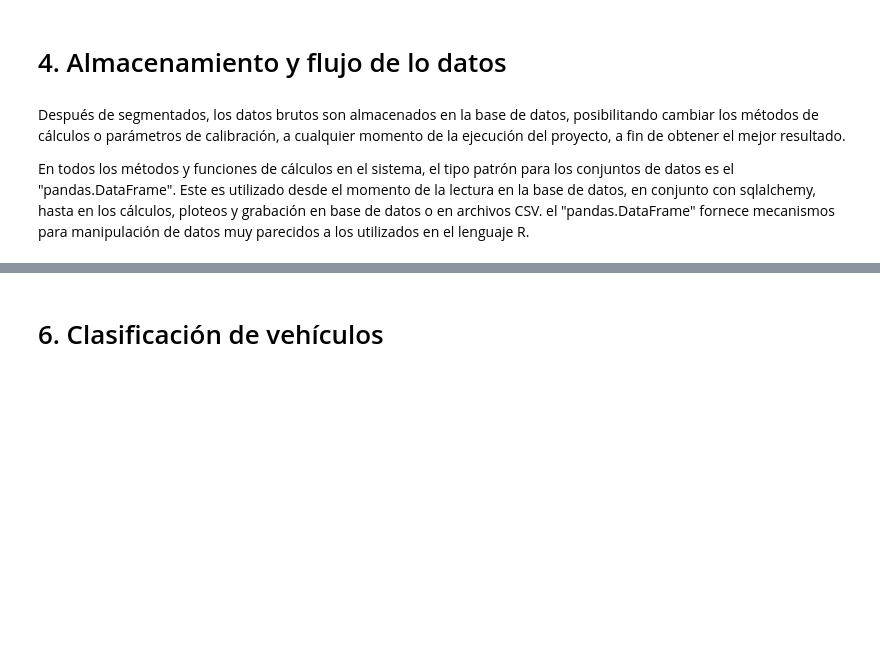
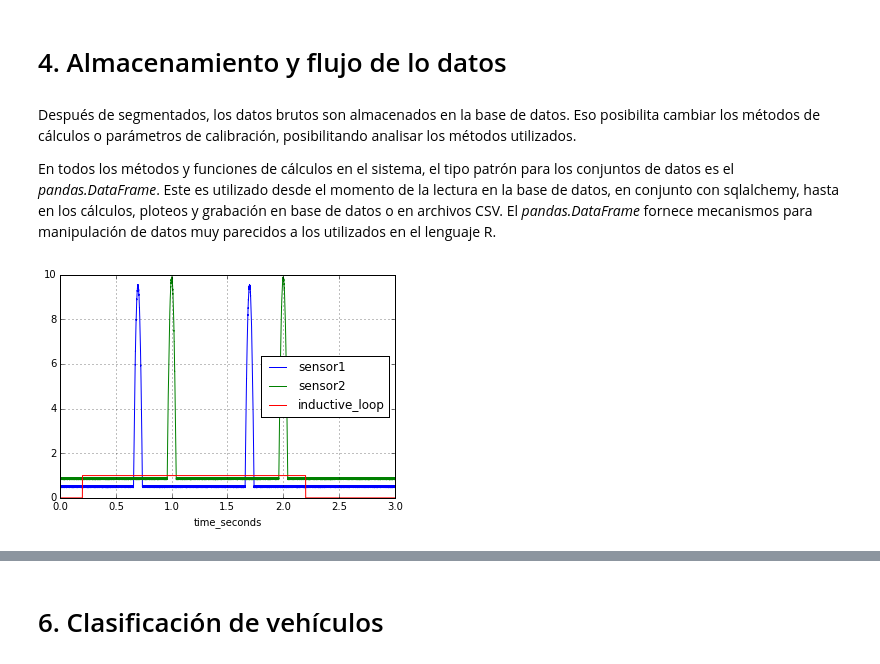
Before and after one commit to OpenWIM/pywim, a Jupyter notebook: docs/PyWIM.ipynb, the cells around one changed output, grey strips where cells are left out. Drawn from its saved outputs; the diff is of its cells as text; code cells hidden in the pictures; blank space fills up the shorter version.

```diff
--- a/docs/PyWIM.ipynb
+++ b/docs/PyWIM.ipynb
@@ -155,6 +207,6 @@ plt.show()
 # %% [markdown]
 # 4. Almacenamiento y flujo de lo datos
 # %% [markdown]
-Después de segmentados, los datos brutos son almacenados en la base de datos, posibilitando cambiar los métodos de cálculos o parámetros de calibración, a cualquier momento de la ejecución del proyecto, a fin de obtener el mejor resultado.
+Después de segmentados, los datos brutos son almacenados en la base de datos. Eso posibilita cambiar los métodos de cálculos o parámetros de calibración, posibilitando analisar los métodos utilizados.
 
-En todos los métodos y funciones de cálculos en el sistema, el tipo patrón para los conjuntos de datos es el "pandas.DataFrame". Este es utilizado desde el momento de la lectura en la base de datos, en conjunto con sqlalchemy, hasta en los cálculos, ploteos y grabación en base de datos o en archivos CSV. el "pandas.DataFrame" fornece mecanismos para manipulación de datos muy parecidos a los utilizados en el lenguaje R.
+En todos los métodos y funciones de cálculos en el sistema, el tipo patrón para los conjuntos de datos es el *pandas.DataFrame*. Este es utilizado desde el momento de la lectura en la base de datos, en conjunto con sqlalchemy, hasta en los cálculos, ploteos y grabación en base de datos o en archivos CSV. El *pandas.DataFrame* fornece mecanismos para manipulación de datos muy parecidos a los utilizados en el lenguaje R.
@@ -160,0 +229,44 @@ En todos los métodos y funciones de cálculos en el sistema, el tipo patrón pa
+# %%
+# creates acquisition data
+cur = conn.cursor()
+cur.execute(
+    'INSERT INTO wim.acquisition (id, date_time) ' +
+    'VALUES (DEFAULT, %s) RETURNING id', (datetime.datetime.now(),)
+)
+
+acq_id = cur.fetchone()[0]
+
+conn.commit()
+cur.close()
+
+df_data = df.copy()
+df_data['acquisition'] = acq_id
+df_data['time_seconds'] = df_data.index
+df_data.rename(
+    columns={
+        'a1': 'sensor1', 'a2': 'sensor2', 'd1': 'inductive_loop'
+    }, inplace=True
+)
+
+df_data.to_sql(
+    'acquisition_data', con=engine,
+    schema='wim', if_exists='append', index=False
+)
+
+conn.commit()
+# %%
+# select acquisition data from database
+df_data = pd.read_sql_query(
+    '''
+    SELECT * FROM wim.acquisition_data
+    WHERE acquisition=%s
+    ''' % acq_id, con=engine,
+    index_col='time_seconds'
+)
+
+df_data.drop('acquisition', axis=1, inplace=True)
+
+df_data.plot()
+plt.show()
+# %% [output]
+[figure, added]
```
Also changed, not shown: parts of 22 cells of this notebook, 2 other files.
